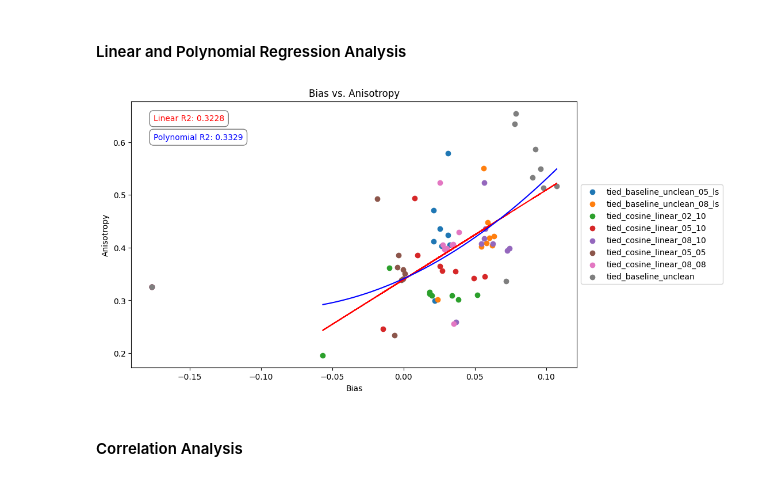
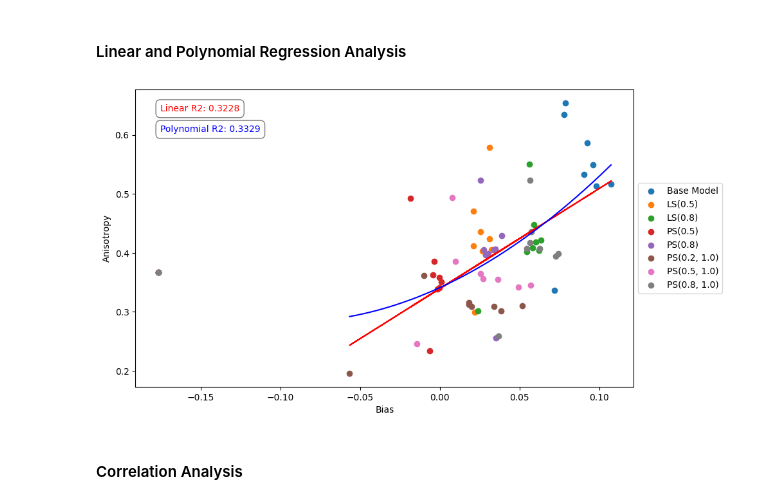
Before and after one commit to rdiehlmartinez/syntactic-smoothing, a Jupyter notebook: notebooks/analysis_anisotropy.ipynb, the cells around one changed output. Saved outputs shown, nothing was run; the diff lists cells and outputs as text; code cells hidden in the pictures.

```diff
--- a/notebooks/analysis_anisotropy.ipynb
+++ b/notebooks/analysis_anisotropy.ipynb
@@ -419,0 +590,3 @@ plt.show()
+# %%
+# NOTE: Computing the JSD anisotropy results
+jsd_anisotropy_results = compute_anisotropy_learning_dynamics(branch_names=jsd_branch_names, output_file="jsd_anisotropy_results.pkl", only_last_checkpoint=True)
@@ -419,0 +666,12 @@ plt.show()
+# %%
+# Average the anisotropy results
+for model_name, model_anisotropy_results in jsd_anisotropy_results.items():
+    # sort model_anisotropy_results by step
+    model_anisotropy_results = model_anisotropy_results['200000']
+
+    average_anisotropy = 0.0
+
+    for layer_name, layer_anisotropy_results in model_anisotropy_results.items():
+        average_anisotropy += sum(layer_anisotropy_results) / len(layer_anisotropy_results)
+
+    print(f"Model: {model_name}, Average Anisotropy: {average_anisotropy / len(model_anisotropy_results)}")
@@ -421,17 +685,15 @@ plt.show()
 ### Correlation between anisotropy and frequency bias
 
 Reading in the associated learning dynamics for the frequency bias
-# %%
-# change name of baseline_unclean to tied_baseline_unclean
-average_model_anisotropies['tied_baseline_unclean'] = average_model_anisotropies.pop('baseline_unclean')
 # %%
 # load in the bias_results.csv
 import pandas as pd
 
 bias_results = pd.read_csv("bias_results.csv")
 model_biases = {
-    model_name: bias_results[f'{model_name} - eval/blimp_bias_total_increase'].tolist() for model_name in average_model_anisotropies.keys()
+    model_name: bias_results[f'{model_name} - eval/blimp_bias_total_increase'].tolist() for model_name in average_model_anisotropies.keys() if model_name != 'baseline_unclean'
 }
+model_biases['baseline_unclean'] = bias_results[f'tied_baseline_unclean - eval/blimp_bias_total_increase'].tolist()
 # %% [markdown]
 #### Linear and Polynomial Regression Analysis
 # %%
@@ -441,9 +703,12 @@ plt.figure(figsize=(10, 6))
 X_biases =  []
 Y_anisotropy = []
 
-for model_name in model_biases.keys():
 
-    plt.scatter(model_biases[model_name], average_model_anisotropies[model_name], label=model_name)
+for model_name in ordered_model_names:
+    if model_name == 'tied_baseline_unclean':
+        model_name = 'baseline_unclean'
+
+    plt.scatter(model_biases[model_name], average_model_anisotropies[model_name], label=model_name_conversion[model_name])
     X_biases.extend(model_biases[model_name][1:])
     Y_anisotropy.extend(average_model_anisotropies[model_name][1:])
 
@@ -464,39 +729,39 @@ reg = LinearRegression().fit(X_biases, Y_anisotropy)
 linear_r2 = r2_score(Y_anisotropy, reg.predict(X_biases))
 plt.plot(X_biases, reg.predict(X_biases), color='red',)
 
 # POLYNOMIAL Regression
 poly_model = make_pipeline(PolynomialFeatures(2), LinearRegression())
 poly_model.fit(X_biases, Y_anisotropy)
 poly_r2 = r2_score(Y_anisotropy, poly_model.predict(X_biases))
 
 X_grid = np.linspace(X_biases.min(), X_biases.max(), 500).reshape(-1, 1)
 Y_pred = poly_model.predict(X_grid)
 
 # Plot polynomial regression line
 plt.plot(X_grid, Y_pred, color='blue',)
 
 
 linear_r2_label = f"Linear R2: {linear_r2:.4f}"  # Replace `r2_score` with the actual R2 score value
 plt.text(0.05, 0.95, linear_r2_label, transform=plt.gca().transAxes, ha='left', va='top', color='red',
          bbox=dict(facecolor='white', alpha=0.5, edgecolor='black', boxstyle='round,pad=0.5'), fontsize=10)
 poly_r2_label = f"Polynomial R2: {poly_r2:.4f}"  # Replace `r2_score` with the actual R2 score value
 plt.text(0.05, 0.88, poly_r2_label, transform=plt.gca().transAxes, ha='left', va='top', color='blue',
          bbox=dict(facecolor='white', alpha=0.5, edgecolor='black', boxstyle='round,pad=0.5'), fontsize=10)
 
-plt.text(0.05, 0.88, poly_r2_label, transform=plt.gca().transAxes, ha='left', va='top', color='black',
-         bbox=dict(facecolor='white', alpha=0.5, edgecolor='black', boxstyle='round,pad=0.5'), fontsize=10)
-plt.text(0.05, 0.88, poly_r2_label, transform=plt.gca().transAxes, ha='left', va='top', color='black',
-         bbox=dict(facecolor='white', alpha=0.5, edgecolor='black', boxstyle='round,pad=0.5'), fontsize=10)
+# plt.text(0.05, 0.88, poly_r2_label, transform=plt.gca().transAxes, ha='left', va='top', color='black',
+#          bbox=dict(facecolor='white', alpha=0.5, edgecolor='black', boxstyle='round,pad=0.5'), fontsize=10)
+# plt.text(0.05, 0.88, poly_r2_label, transform=plt.gca().transAxes, ha='left', va='top', color='black',
+#          bbox=dict(facecolor='white', alpha=0.5, edgecolor='black', boxstyle='round,pad=0.5'), fontsize=10)
 
 
 # Adding labels and title
 plt.xlabel('Bias')
 plt.ylabel('Anisotropy')
-plt.title('Bias vs. Anisotropy')
+# plt.title('Bias vs. Anisotropy')
 plt.legend(loc='center left', bbox_to_anchor=(1, 0.5))
 plt.show()
 # %% [output]
-[figure, old version]
+[figure, new version]
 # %% [markdown]
 #### Correlation Analysis
 # %%
```
Also changed, not shown: parts of 15 cells of this notebook, 1 other file.
